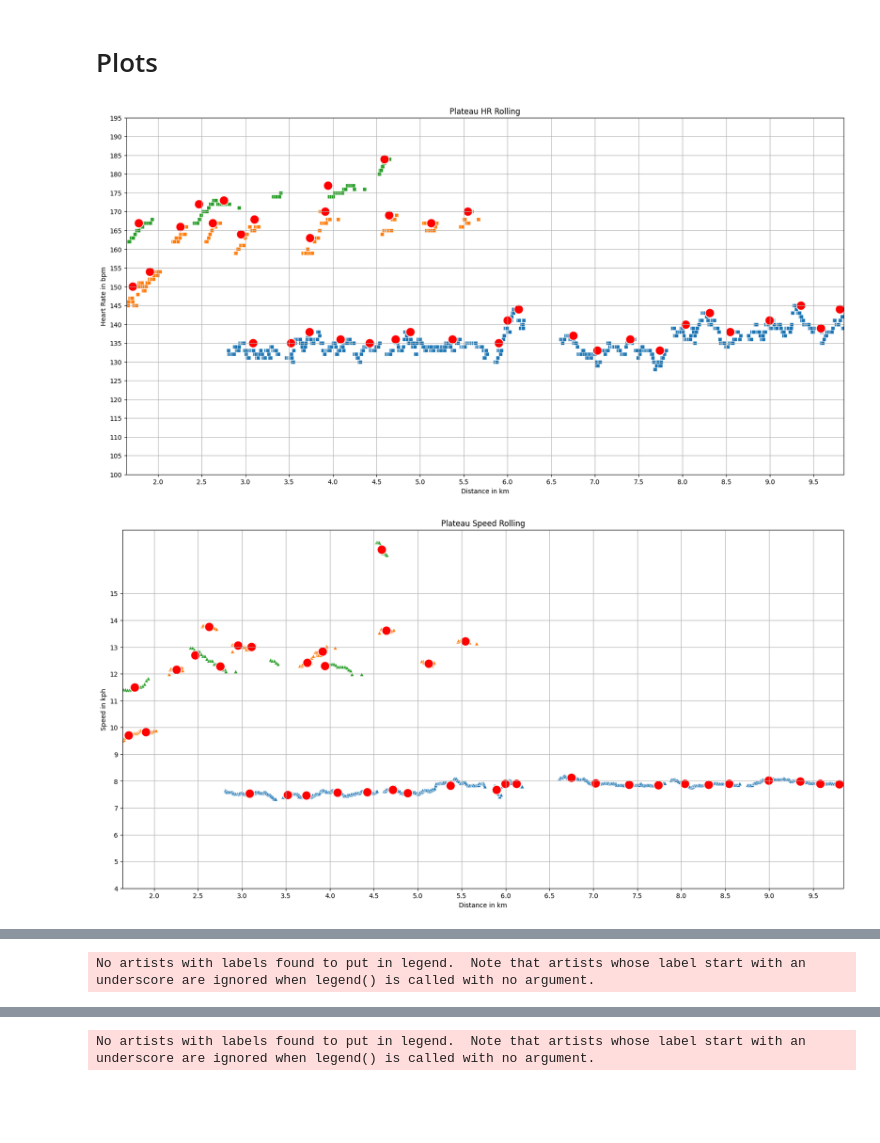
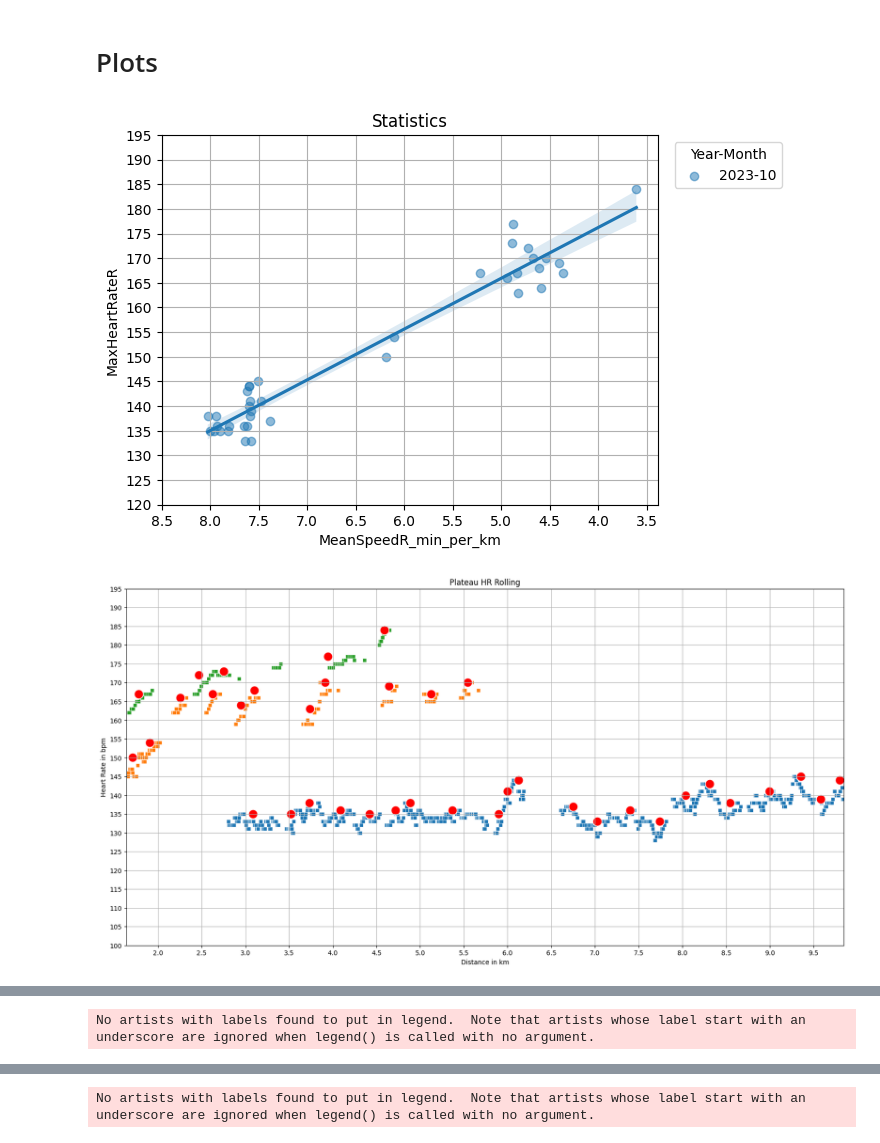
Before and after one commit to joergl87/RunningStuff, a Jupyter notebook: Auswertung.ipynb, the cells around one changed output, grey strips where cells are left out. Drawn from its saved outputs; the diff is of its cells as text; code cells hidden in the pictures; blank space fills up the shorter version.

Commit message:
update statistic plot year-month

```diff
--- a/Auswertung.ipynb
+++ b/Auswertung.ipynb
@@ -264,12 +264,14 @@ for group_name, group_data in grouped_by_activity:
                     if len(local_plateau) > 10:
                         plateausHR.extend(local_plateau)
 
+                        activity_id = local_plateau[0]["ActivityId"]
                         speedr_values = [point["SpeedR"] for point in local_plateau]
                         distance_values = [point["Distance"] for point in local_plateau]
                         max_heartrater = max([point["HeartRateR"] for point in local_plateau])
                         mean_speedr = sum(speedr_values) / len(speedr_values)
                         mean_distance = sum(distance_values) / len(distance_values)
                         plateausStatistics.append({
+                            "ActivityId": activity_id,
                             "MaxHeartRateR": max_heartrater,
                             "MeanSpeedR": mean_speedr,
                             "MeanDistance": mean_distance
@@ -280,10 +282,37 @@ for group_name, group_data in grouped_by_activity:
 
 df_plateaus = pd.DataFrame(plateausHR, columns=["ActivityId", "HeartRate", "Speed", "Distance", "HeartRateR", "SpeedR"])
 df_plateausStatistics = pd.DataFrame(plateausStatistics)
+
+df_plateausStatistics['ActivityDate'] = pd.to_datetime(df_plateausStatistics['ActivityId'], format="%Y-%m-%dT%H:%M:%S.%fZ")
+df_plateausStatistics['Year'] = df_plateausStatistics['ActivityDate'].dt.year
+df_plateausStatistics['Month'] = df_plateausStatistics['ActivityDate'].dt.month
+
+# Convert MeanSpeedR from km/h to min/km
+df_plateausStatistics['MeanSpeedR_min_per_km'] = 60 / df_plateausStatistics['MeanSpeedR']
 # %% [markdown]
 # Plots
 # %%
 max_distance = grouped_by_activity["Distance"].max().max()
+
+# plotting statitics
+for year in df_plateausStatistics["Year"].unique():
+    for month in df_plateausStatistics["Month"].unique():
+        data_for_year_month = df_plateausStatistics[(df_plateausStatistics["Year"] == year) & (df_plateausStatistics["Month"] == month)]
+        if not data_for_year_month.empty:
+            sns.regplot(data=data_for_year_month, x='MeanSpeedR_min_per_km', y='MaxHeartRateR', scatter_kws={'alpha': 0.5}, label=f'{year}-{month}')
+
+plt.title('Statistics')
+plt.grid(True)
+plt.yticks(np.arange(120, 200, step=5))
+plt.xticks(np.arange(8.5, 3, step=-0.5))  # Reversed the x-axis
+
+plt.gca().invert_xaxis()  # Flip the x-axis
+
+# Move the legend outside to the top-right corner
+plt.legend(title='Year-Month', bbox_to_anchor=(1.02, 1), loc='upper left')
+
+plt.show()
+
 # Plotting HR Plateau
 plt.figure(figsize=(20,10))
 
@@ -326,32 +355,32 @@ for activityId in all_data["ActivityId"].unique():
     sns.lineplot(data=all_data[all_data["ActivityId"] == activityId], x='Distance', y='HeartRateR')
 
 plt.title('Original data HR + HR Rolling')
 plt.xlabel('Distance in km')
 plt.ylabel('Heart Rate in bpm')
 plt.legend(title='Period', bbox_to_anchor=(1.05, 1), loc='upper left')
 plt.grid(True)
 plt.yticks(np.arange(100, 200, step=5))
 plt.xticks(np.arange(0, max_distance, step=.5))
 
 plt.show()
 
 # Plotting speed
 plt.figure(figsize=(20,10))
 
 for activityId in all_data["ActivityId"].unique():
     sns.scatterplot(data=all_data[all_data["ActivityId"] == activityId], x='Distance', y='Speed', marker="o")
     sns.lineplot(data=all_data[all_data["ActivityId"] == activityId], x='Distance', y='SpeedR')
 
 plt.title('Original data Speed + Speed Rolling')
 plt.xlabel('Distance in km')
 plt.ylabel('Speed in kph')
 plt.legend(title='Period', bbox_to_anchor=(1.05, 1), loc='upper left')
 plt.grid(True)
 plt.yticks(np.arange(4, 16, step=1))
 plt.xticks(np.arange(0, max_distance, step=.5))
 
 
 plt.show()
 # %% [output]
-[figure, old version]
+[figure, new version]
-[figure, old version]
+[figure, new version]
```
Also changed, not shown: parts of 1 cell of this notebook.
